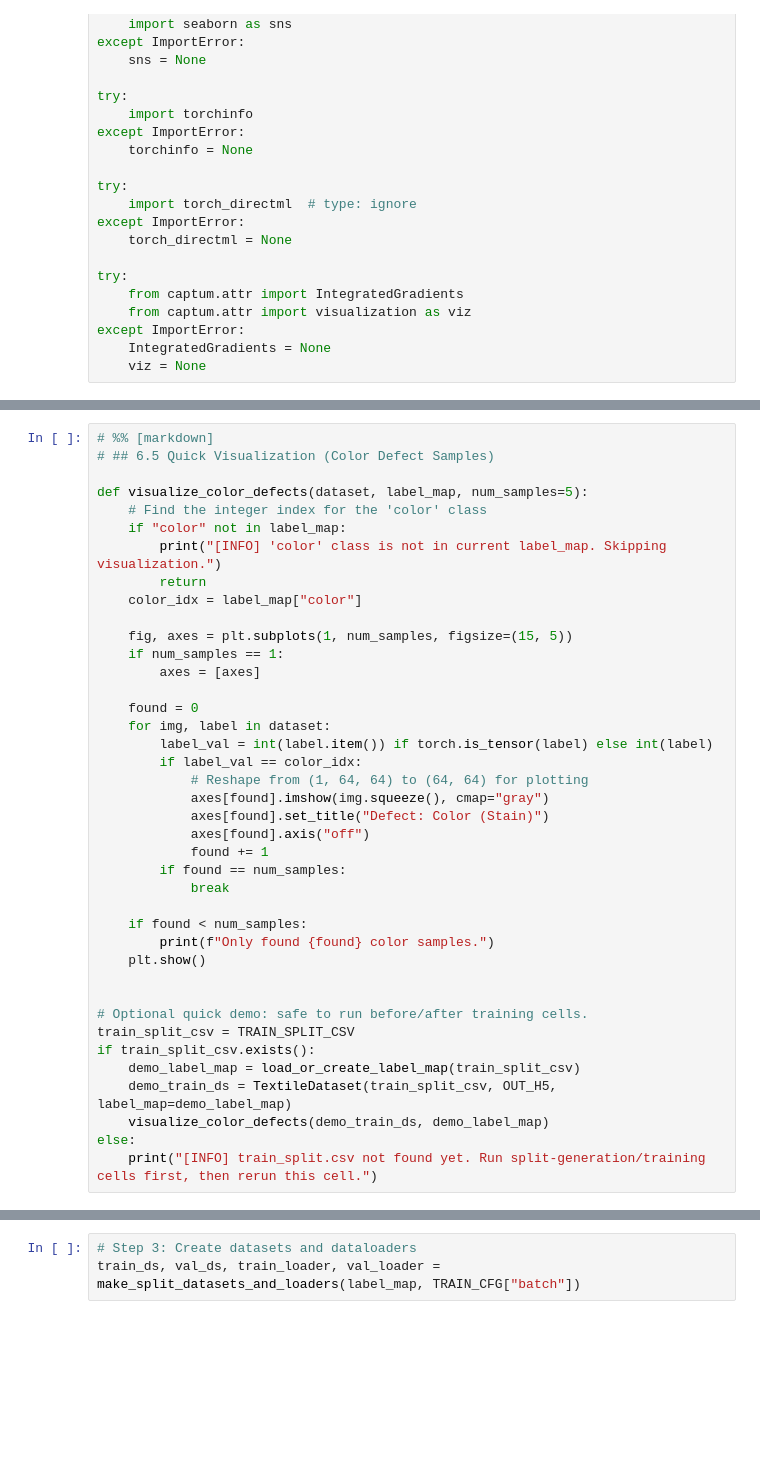
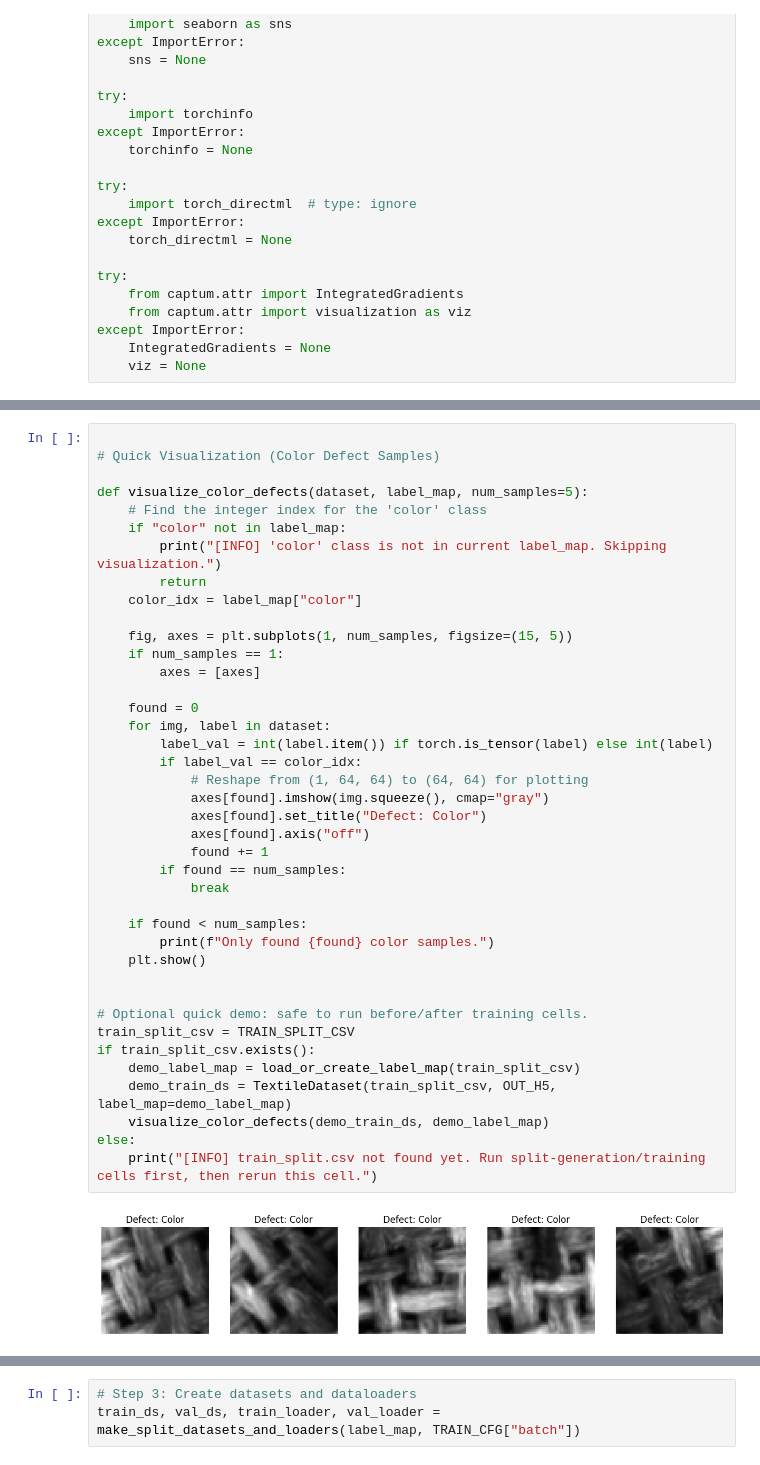
Before and after one commit to gaopengju0119-eng/CHE1148_Defect_Detecting, a Jupyter notebook: main.ipynb, the cells around one changed output, grey strips where cells are left out. Drawn from its saved outputs; the diff is of its cells as text; blank space fills up the shorter version.

```diff
--- a/main.ipynb
+++ b/main.ipynb
@@ -689,8 +663,8 @@ class TextileBaselineCNN(nn.Module):
     def forward(self, x: torch.Tensor) -> torch.Tensor:
         return self.classifier(self.features(x))
 # %%
-# %% [markdown]
-# ## 6.5 Quick Visualization (Color Defect Samples)
+
+# Quick Visualization (Color Defect Samples)
 
 def visualize_color_defects(dataset, label_map, num_samples=5):
     # Find the integer index for the 'color' class
@@ -700,32 +674,34 @@ def visualize_color_defects(dataset, label_map, num_samples=5):
     color_idx = label_map["color"]
 
     fig, axes = plt.subplots(1, num_samples, figsize=(15, 5))
     if num_samples == 1:
         axes = [axes]
 
     found = 0
     for img, label in dataset:
         label_val = int(label.item()) if torch.is_tensor(label) else int(label)
         if label_val == color_idx:
             # Reshape from (1, 64, 64) to (64, 64) for plotting
             axes[found].imshow(img.squeeze(), cmap="gray")
-            axes[found].set_title("Defect: Color (Stain)")
+            axes[found].set_title("Defect: Color")
             axes[found].axis("off")
             found += 1
         if found == num_samples:
             break
 
     if found < num_samples:
         print(f"Only found {found} color samples.")
     plt.show()
 
 
 # Optional quick demo: safe to run before/after training cells.
 train_split_csv = TRAIN_SPLIT_CSV
 if train_split_csv.exists():
     demo_label_map = load_or_create_label_map(train_split_csv)
     demo_train_ds = TextileDataset(train_split_csv, OUT_H5, label_map=demo_label_map)
     visualize_color_defects(demo_train_ds, demo_label_map)
 else:
     print("[INFO] train_split.csv not found yet. Run split-generation/training cells first, then rerun this cell.")
+# %% [output]
+[figure, added]
 # %%
```
Also changed, not shown: parts of 16 cells of this notebook.
